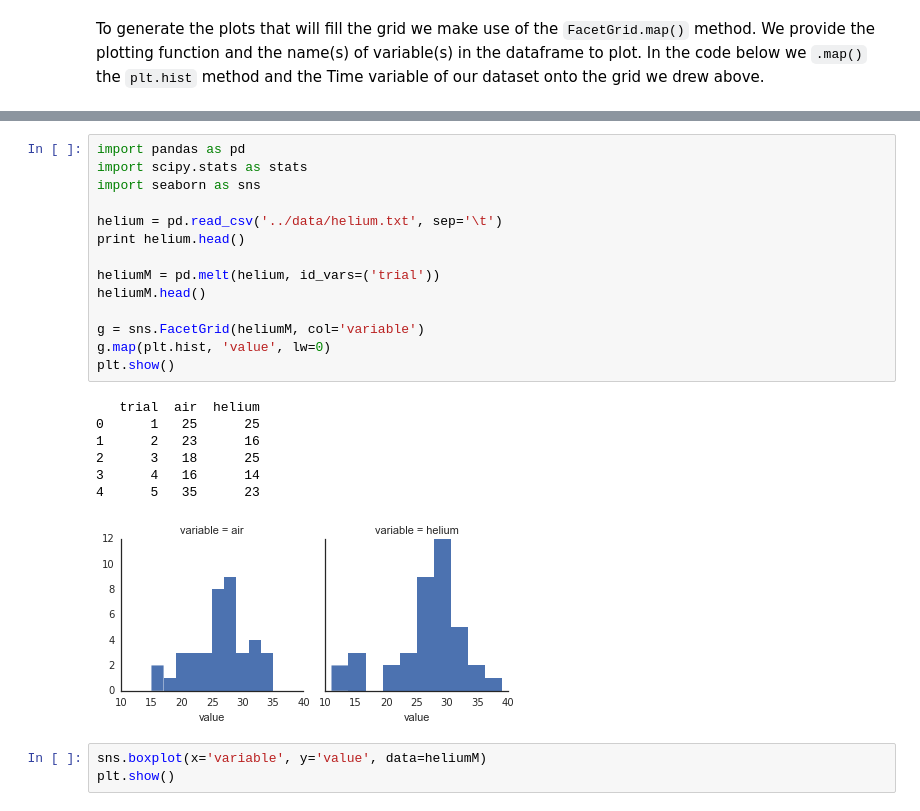
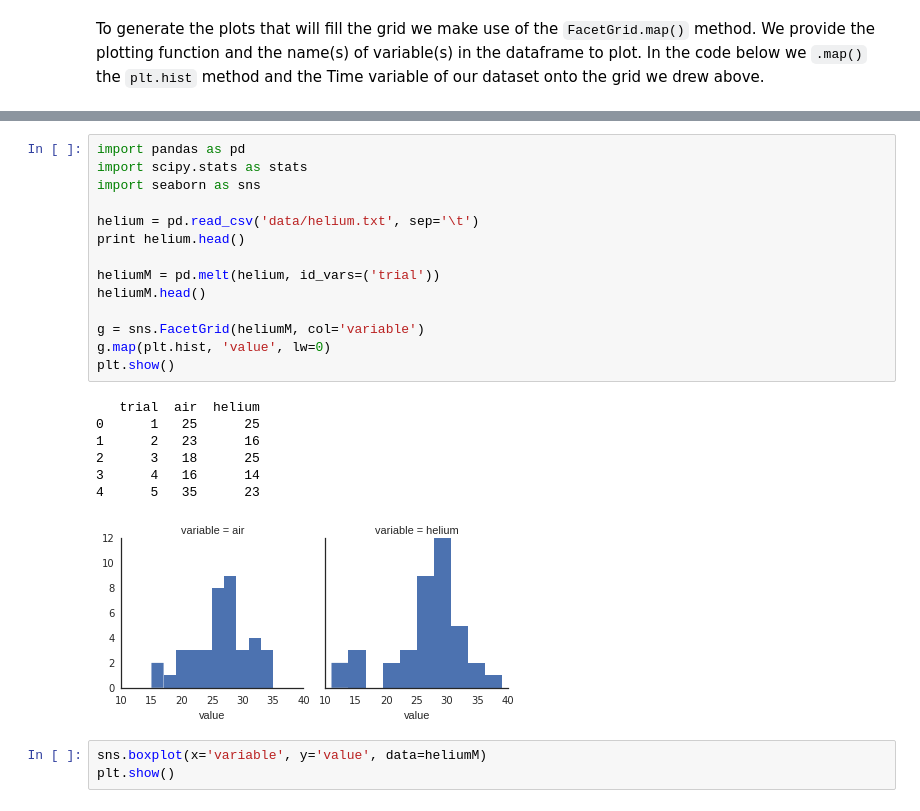
Before and after one commit to iaingallagher/BasicPython, a Jupyter notebook: Week7 - Plotting data and more analysis.ipynb, the cells around one changed output, grey strips where cells are left out. Saved outputs shown, nothing was run; the diff lists cells and outputs as text.

```diff
--- a/Week7 - Plotting data and more analysis.ipynb
+++ b/Week7 - Plotting data and more analysis.ipynb
@@ -263,25 +267,25 @@ heliumM = pd.melt(helium, id_vars=('trial'))
 # %%
 import pandas as pd
 import scipy.stats as stats
 import seaborn as sns
 
-helium = pd.read_csv('../data/helium.txt', sep='\t')
+helium = pd.read_csv('data/helium.txt', sep='\t')
 print helium.head()
 
 heliumM = pd.melt(helium, id_vars=('trial'))
 heliumM.head()
 
 g = sns.FacetGrid(heliumM, col='variable')
 g.map(plt.hist, 'value', lw=0)
 plt.show()
 # %% [output]
    trial  air  helium
 0      1   25      25
 1      2   23      16
 2      3   18      25
 3      4   16      14
 4      5   35      23
-[figure, old version]
+[figure, new version]
 # %%
 sns.boxplot(x='variable', y='value', data=heliumM)
 plt.show()
```
Also changed, not shown: parts of 18 cells of this notebook.
